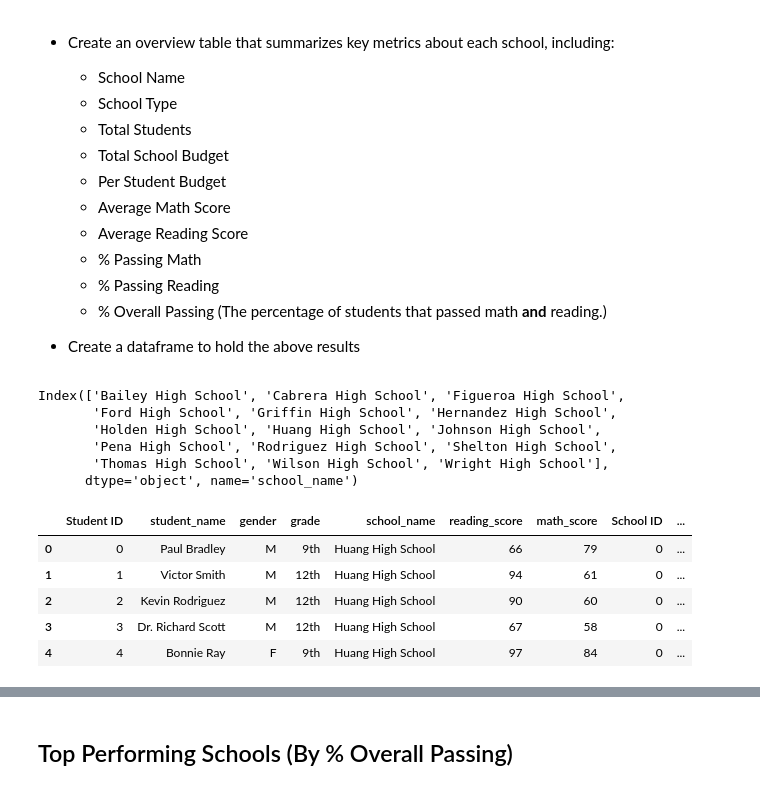
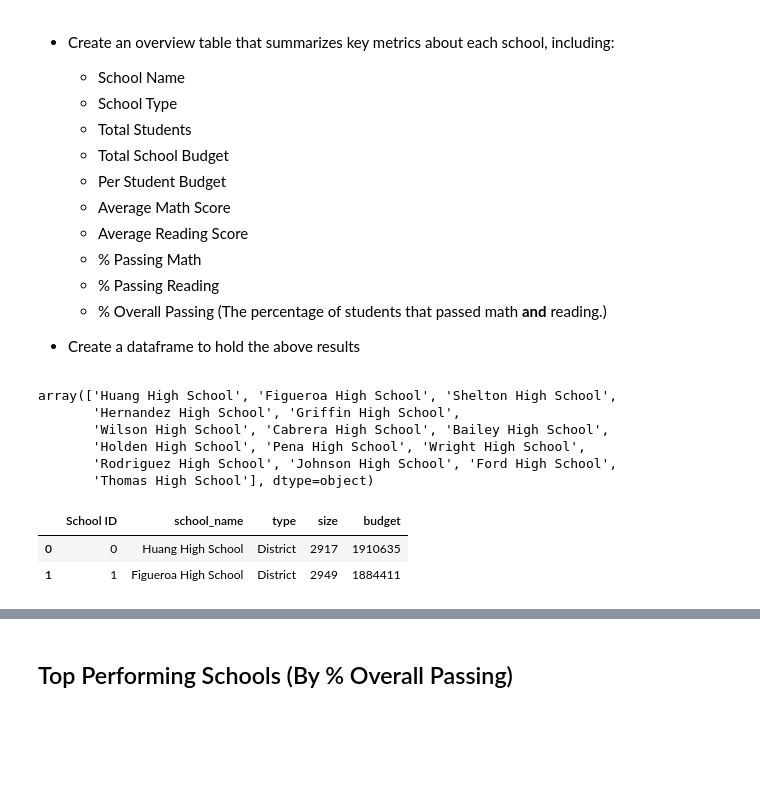
Before and after one commit to CatherinePoirier/pandas-challenge, a Jupyter notebook: PyCitySchools/main.ipynb, the cells around one changed output, grey strips where cells are left out. Drawn from its saved outputs; the diff is of its cells as text; code cells hidden in the pictures; blank space fills up the shorter version.

```diff
--- a/PyCitySchools/main.ipynb
+++ b/PyCitySchools/main.ipynb
@@ -135,33 +150,32 @@ pd.DataFrame(data)
 * Create a dataframe to hold the above results
 # %%
 #Create an overview table that summarizes key metrics about each school, including:
-#NOTWORKING
+
 #schdata=school_data_complete.set_index("school_name")
 #schdata.head()
 grpbyschool_df=school_data_complete.groupby(['school_name'])
 #grpbyschool_df.index
-school=(grpbyschool_df).count().index
+school=(school_data_complete['school_name']).unique()
 school
 # %% [output]
-Index(['Bailey High School', 'Cabrera High School', 'Figueroa High School',
-       'Ford High School', 'Griffin High School', 'Hernandez High School',
-       'Holden High School', 'Huang High School', 'Johnson High School',
-       'Pena High School', 'Rodriguez High School', 'Shelton High School',
-       'Thomas High School', 'Wilson High School', 'Wright High School'],
-      dtype='object', name='school_name')
+array(['Huang High School', 'Figueroa High School', 'Shelton High School',
+       'Hernandez High School', 'Griffin High School',
+       'Wilson High School', 'Cabrera High School', 'Bailey High School',
+       'Holden High School', 'Pena High School', 'Wright High School',
+       'Rodriguez High School', 'Johnson High School', 'Ford High School',
+       'Thomas High School'], dtype=object)
+# %%
+school_data.head(2)
+# %% [output]
+|  | School ID | school_name | type | size | budget |
+| 0 | 0 | Huang High School | District | 2917 | 1910635 |
+| 1 | 1 | Figueroa High School | District | 2949 | 1884411 |
 # %%
 #Create an overview table that summarizes key metrics about each school, including:
+schl_type = school_data.set_index('school_name') ["type"]
+#schl_type
+#SchoolType
 
-
-#SchoolType
-#"type"
-school_data_complete.head()
+#school_data_complete.head()
-# %% [output]
-|  | Student ID | student_name | gender | grade | school_name | reading_score | math_score | School ID | ... |
-| 0 | 0 | Paul Bradley | M | 9th | Huang High School | 66 | 79 | 0 | ... |
-| 1 | 1 | Victor Smith | M | 12th | Huang High School | 94 | 61 | 0 | ... |
-| 2 | 2 | Kevin Rodriguez | M | 12th | Huang High School | 90 | 60 | 0 | ... |
-| 3 | 3 | Dr. Richard Scott | M | 12th | Huang High School | 67 | 58 | 0 | ... |
-| 4 | 4 | Bonnie Ray | F | 9th | Huang High School | 97 | 84 | 0 | ... |
 # %%
 #Create an overview table that summarizes key metrics about each school, including:
```
Also changed, not shown: parts of 16 cells of this notebook.
